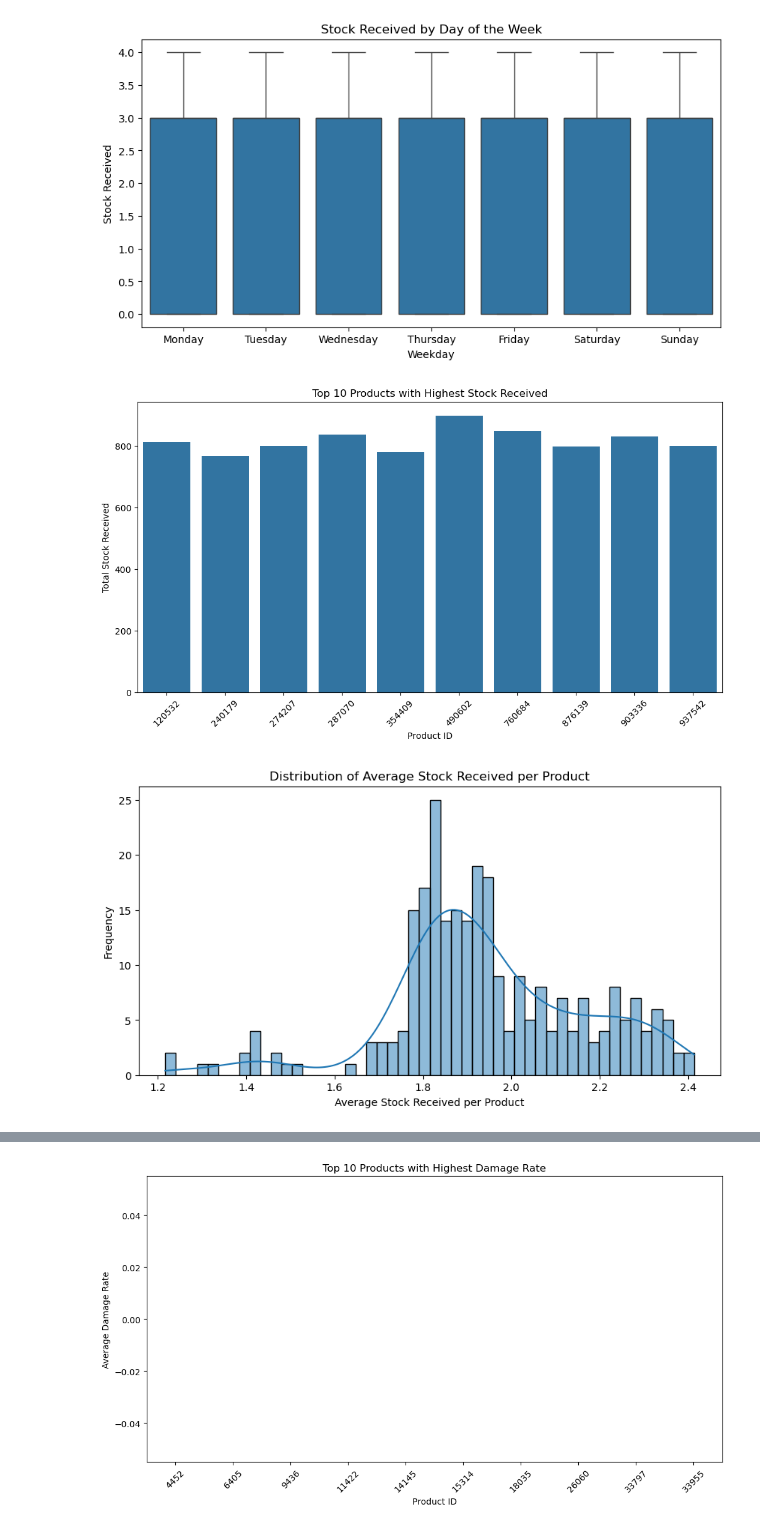
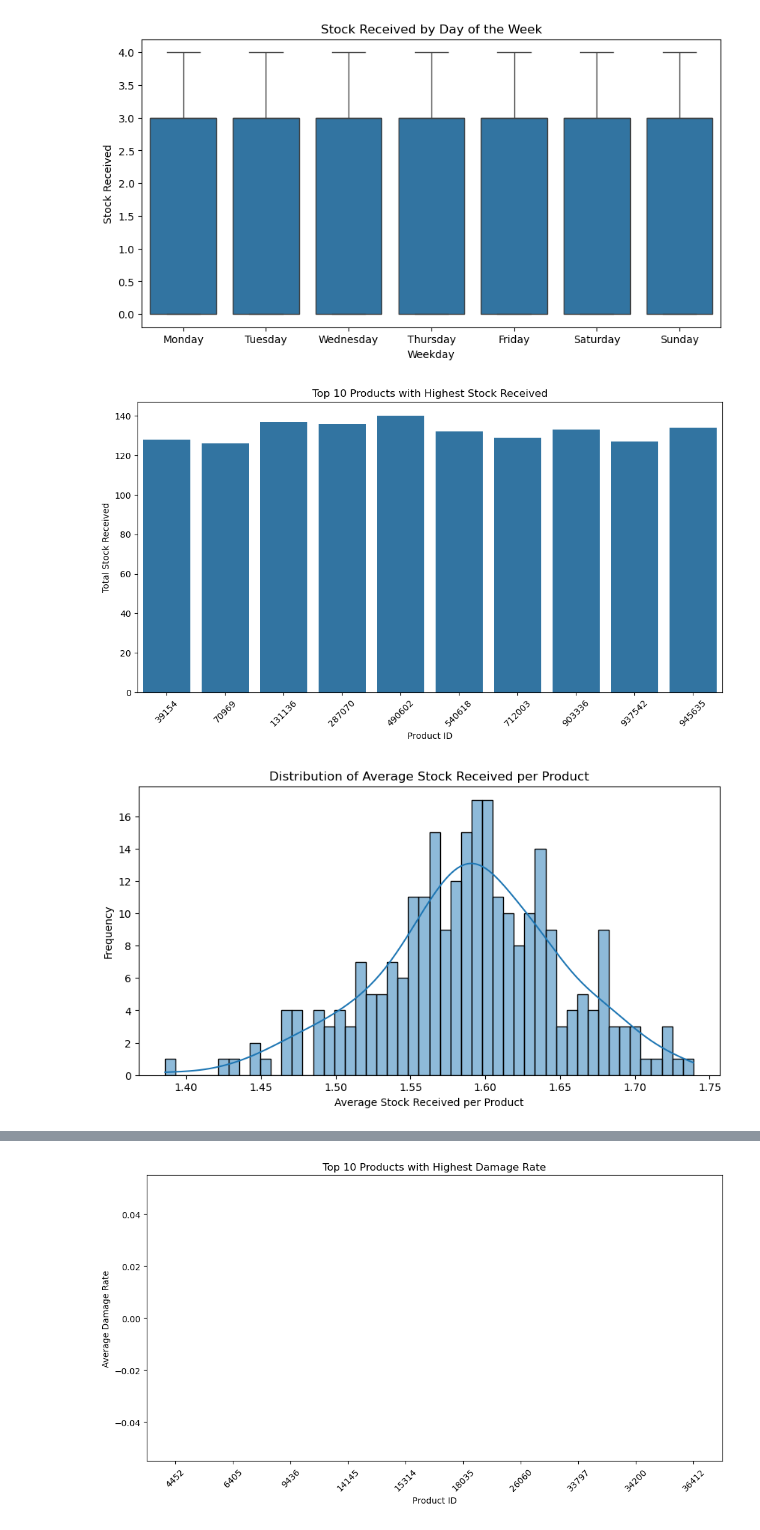
Before and after one commit to toviyahw/blinkit-sales-analysis, a Jupyter notebook: Python EDA Documentation.ipynb, the cells around one changed output, grey strips where cells are left out. Saved outputs shown, nothing was run; the diff lists cells and outputs as text; code cells hidden in the pictures.

```diff
--- a/Python EDA Documentation.ipynb
+++ b/Python EDA Documentation.ipynb
@@ -1351,3 +1330,0 @@ memory usage: 565.9+ KB
-# %%
-inventory_df = pd.read_csv('/Users/tovi/Documents/blinkit_inventory.csv')
-inventory_df
@@ -1368,5 +1351,5 @@ inventory_df
 # %%
-inventory_df['date'] = pd.to_datetime(inventory_df['date'], format="%d-%m-%Y")
+df5['date'] = pd.to_datetime(inventory_df['date'], format="%d-%m-%Y")
 
 # Group by date and sum stock received
 daily_stock = inventory_df.groupby('date')['stock_received'].sum()
@@ -1383,8 +1366,8 @@ plt.show()
 [figure]
 # %%
 # Extract month and weekday
-inventory_df['month'] = inventory_df['date'].dt.month
-inventory_df['weekday'] = inventory_df['date'].dt.day_name()
+df5['month'] = df5['date'].dt.month
+df5['weekday'] = df5['date'].dt.day_name()
 
 # Monthly trend
 plt.figure(figsize=(10, 5))
@@ -1407,7 +1390,7 @@ plt.show()
 [figure]
 # %%
 # Total stock received per product
-product_stock = inventory_df.groupby('product_id')['stock_received'].sum()
+product_stock = df5.groupby('product_id')['stock_received'].sum()
 
 # Top 10 products with highest stock received
 top_products = product_stock.nlargest(10)
@@ -1421,22 +1404,22 @@ plt.title("Top 10 Products with Highest Stock Received")
 plt.xticks(rotation=45)
 plt.show()
 # %% [output]
-[figure, old version]
+[figure, new version]
 # %%
 # What is the average stock received per product?
 
 # Calculate mean stock received per product
-avg_stock_per_product = inventory_df.groupby('product_id')['stock_received'].mean()
+avg_stock_per_product = df5.groupby('product_id')['stock_received'].mean()
 
 # Plot distribution
 plt.figure(figsize=(10, 5))
 sns.histplot(avg_stock_per_product, bins=50, kde=True)
 plt.xlabel("Average Stock Received per Product")
 plt.ylabel("Frequency")
 plt.title("Distribution of Average Stock Received per Product")
 plt.show()
 # %% [output]
-[figure, old version]
+[figure, new version]
 # %%
 avg_stock_per_product
 # %% [output]
```
Also changed, not shown: parts of 38 cells of this notebook, 1 other file.
